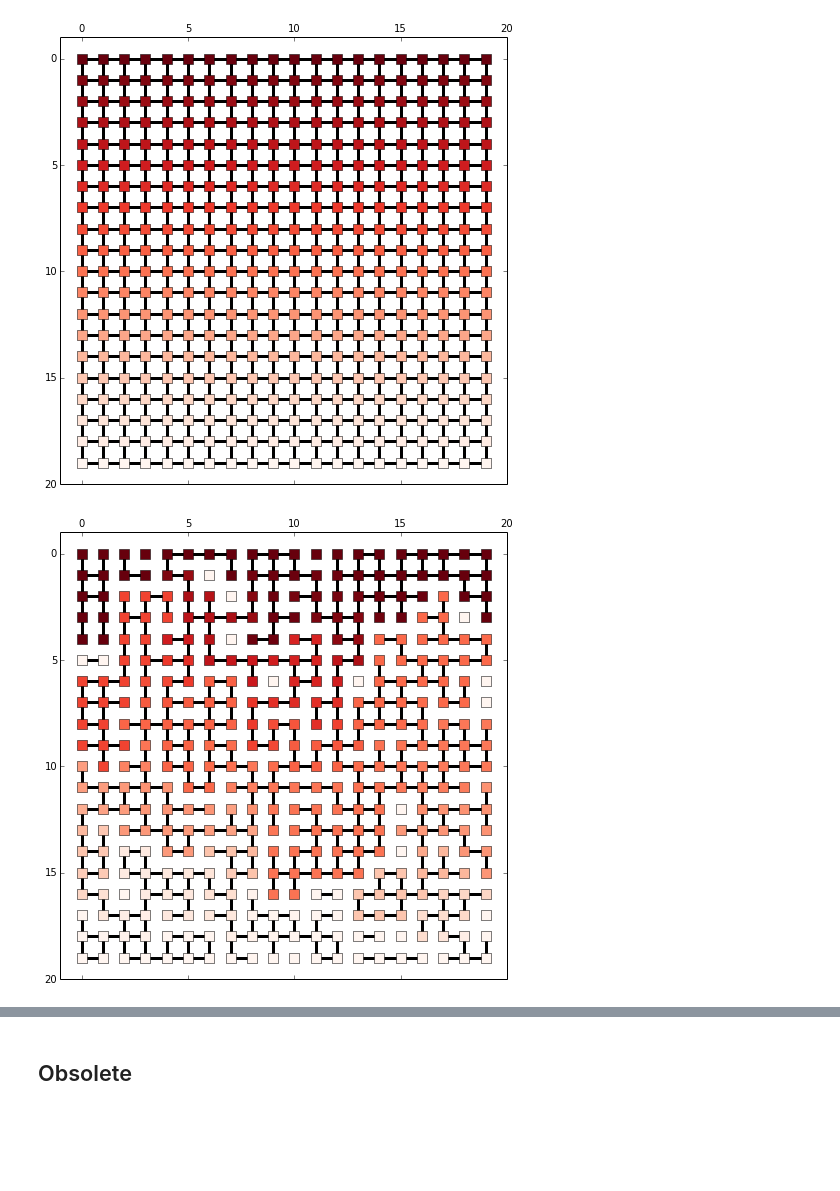
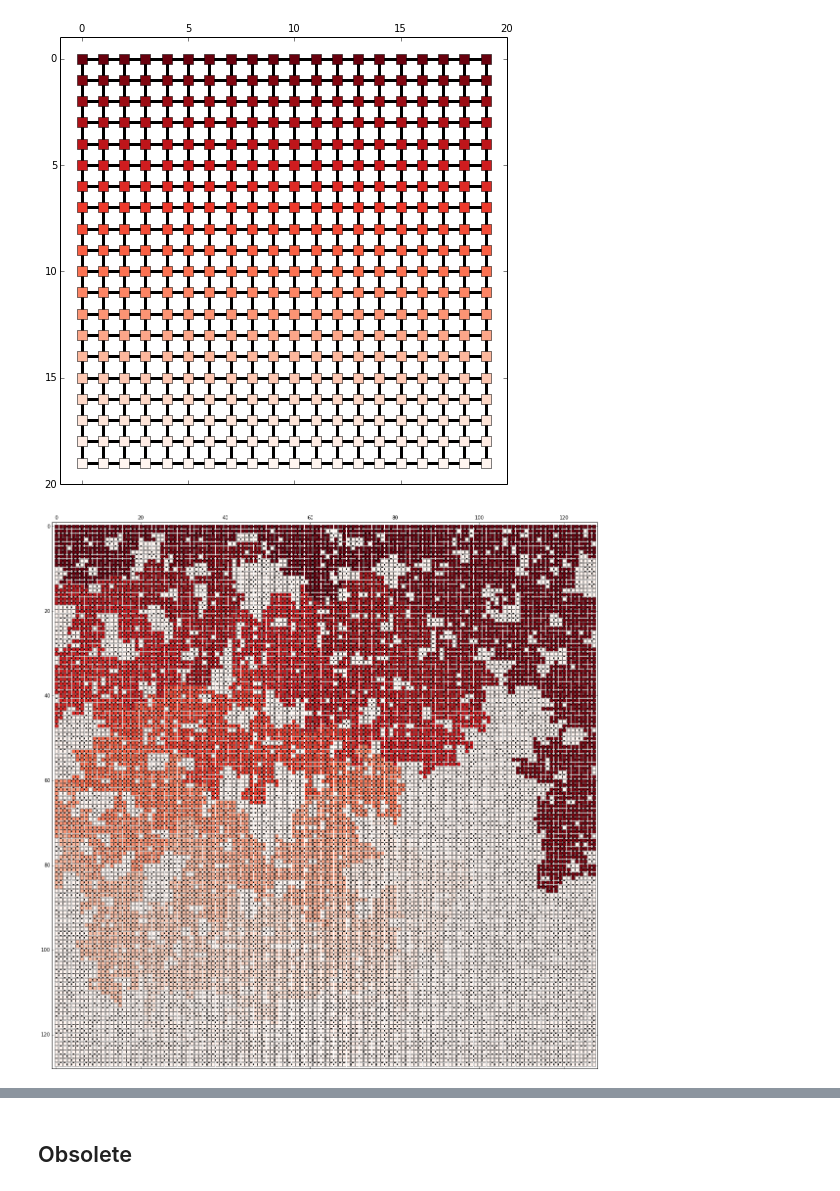
Before and after one commit to forrestsheldon/memNets, a Jupyter notebook: Resistor_Networks_V2.ipynb, the cells around one changed output, grey strips where cells are left out. Cells and saved outputs as stored; diff of their text form; code cells hidden in the pictures; blank space fills up the shorter version.

```diff
--- a/Resistor_Networks_V2.ipynb
+++ b/Resistor_Networks_V2.ipynb
@@ -726,15 +846,16 @@ Rlattice.display_grid(ax, (20, 20), 'voltage', nodesize=10)
 # %% [output]
 [figure]
 # %%
-G = gen_adj.cubic_2d_random((20, 20), 0.6)
-v_external = np.empty(20*20) * np.nan
-v_external[0:20] = 1
-v_external[-20:] = 0
+L = 128
+G = gen_adj.cubic_2d_random((L, L), 0.5)
+v_external = np.empty(L*L) * np.nan
+v_external[0:L] = 1
+v_external[-1*L:] = 0
 Rnet = ResistorNetworkCC(G, v_external)
 # %%
 Rnet.solve_voltages('spsolve')
-fig, ax = plt.subplots(figsize=(8,8))
-Rnet.display_grid(ax, (20, 20), 'voltage', nodesize=10)
+fig, ax = plt.subplots(figsize=(15,15))
+Rnet.display_grid(ax, (L, L), 'voltage', nodesize=6)
 # %% [output]
-[figure, old version]
+[figure, new version]
 # %%
```
Also changed, not shown: parts of 19 cells of this notebook.
